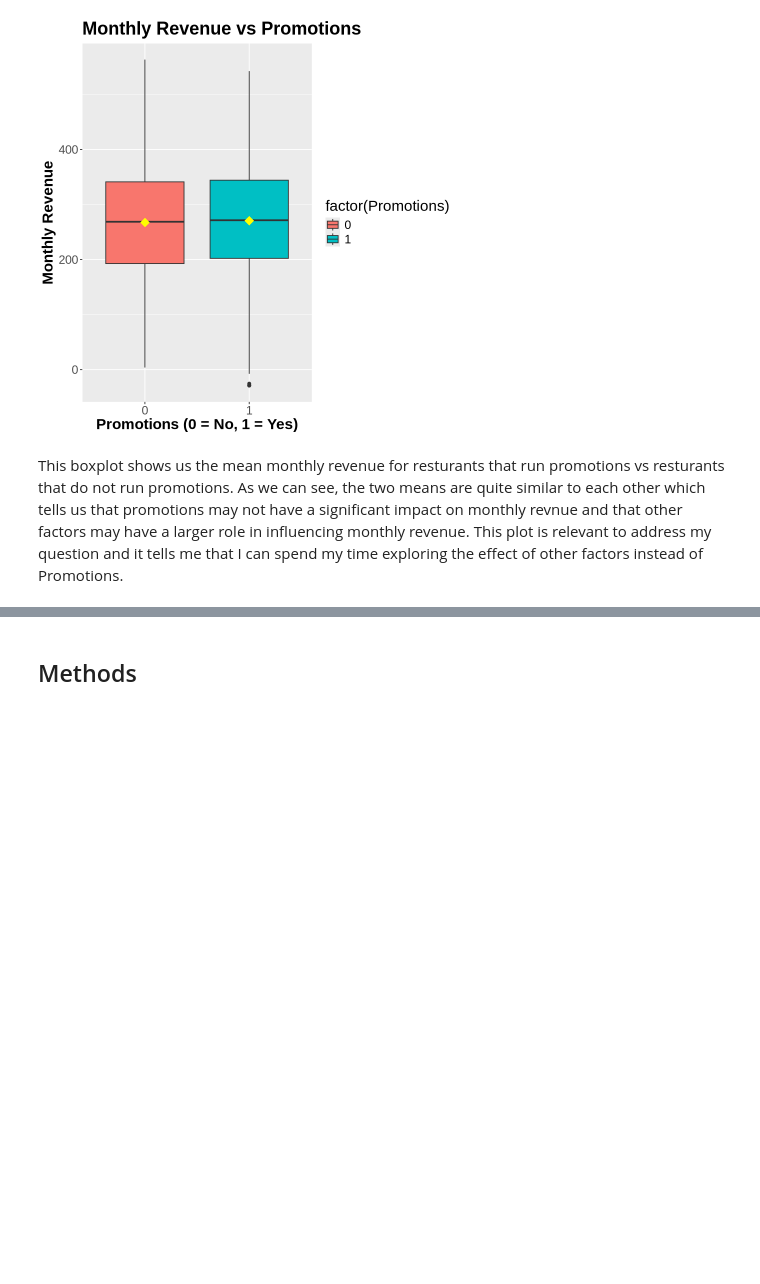
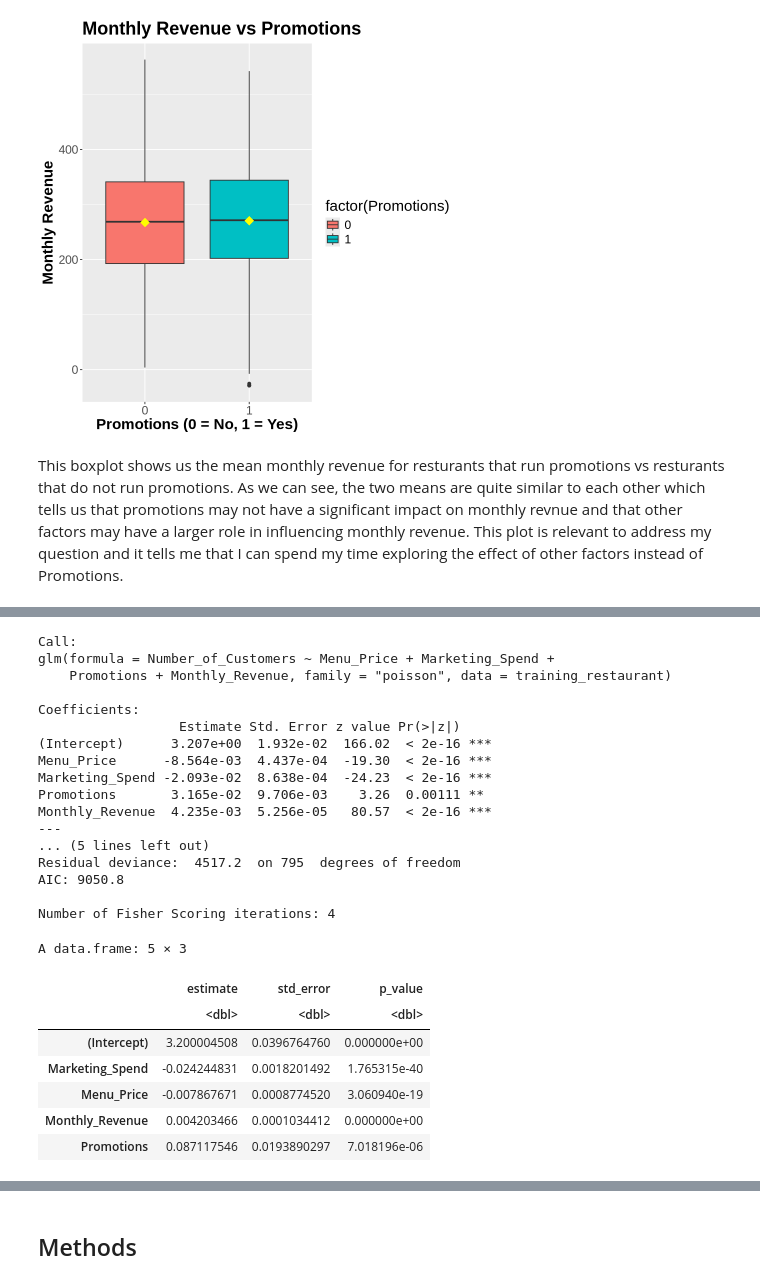
Before and after one commit to kevin-shiao/STAT-Project, a Jupyter notebook: STATProject.ipynb, the cells around one changed output, grey strips where cells are left out. Cells and saved outputs as stored; diff of their text form; code cells hidden in the pictures; blank space fills up the shorter version.

Commit message:
added variable selection

```diff
--- a/STATProject.ipynb
+++ b/STATProject.ipynb
@@ -130,3 +142,50 @@ monthly_revenue_boxplot
 [figure]
 # %% [markdown]
 This boxplot shows us the mean monthly revenue for resturants that run promotions vs resturants that do not run promotions. As we can see, the two means are quite similar to each other which tells us that promotions may not have a significant impact on monthly revnue and that other factors may have a larger role in influencing monthly revenue. This plot is relevant to address my question and it tells me that I can spend my time exploring the effect of other factors instead of Promotions.
+# %%
+#variable selection
+set.seed(123)
+#A/B) Write a computation code to implement the method proposed in part (1)
+
+#Step 1: Process data
+#Convert categorical variable "Cuisine_Type" to a factor
+#Select the remaining columns for analysis to prepare for variable selection
+restaurant <- restaurant %>%
+    mutate(Cuisine_Type = as.factor(Cuisine_Type)) %>%
+    dplyr::select(Number_of_Customers, Menu_Price, Marketing_Spend,
+           Cuisine_Type, Average_Customer_Spending, Promotions,
+           Reviews, Monthly_Revenue)
+
+#Step 2: Split data into training and testing
+#Use initial_split() function to divide restaurant data
+#Training set will have 80% of the data and testing set will have 20%
+restaurant_split <- initial_split(restaurant, prop = 0.8)
+training_restaurant <- training(restaurant_split)
+testing_restaurant <- testing(restaurant_split)
+
+#Step 3: Fit a poisson regression to the training data, with Number_of_Customers being the response variable
+poisson_model <- glm(Number_of_Customers ~ ., data = training_restaurant, family = 'poisson')
+
+
+#Step 4: Stepwise model selection using stepAIC()
+#Use backward selection by starting with all covariates, and removing variables
+n <- nrow(training_restaurant)
+poisson_model_step <- stepAIC(poisson_model, direction = "backward", k = log(n))
+summary(poisson_model_step)
+
+#C) Use only one visualization or table to report results
+
+#Step 5: Fit poisson regression model on testing dataset, with selected variables
+#Get summary of poisson test model, and create a table of the coefficients, standard error, and p.values
+poisson_test <- glm(Number_of_Customers ~ Marketing_Spend + Menu_Price + Monthly_Revenue + Promotions,
+                    data = testing_restaurant,
+                    family = "poisson")
+
+sum_poisson <- summary(poisson_test)
+
+table_poisson <- data.frame(
+    estimate = sum_poisson$coefficients[, 1],
+    std_error = sum_poisson$coefficients[, 2],
+    p_value = sum_poisson$coefficients[, 4])
+table_poisson
+# %% [output]
@@ -132,0 +209,25 @@ This boxplot shows us the mean monthly revenue for resturants that run promotion
+Call:
+glm(formula = Number_of_Customers ~ Menu_Price + Marketing_Spend +
+    Promotions + Monthly_Revenue, family = "poisson", data = training_restaurant)
+
+Coefficients:
+                  Estimate Std. Error z value Pr(>|z|)
+(Intercept)      3.207e+00  1.932e-02  166.02  < 2e-16 ***
+Menu_Price      -8.564e-03  4.437e-04  -19.30  < 2e-16 ***
+Marketing_Spend -2.093e-02  8.638e-04  -24.23  < 2e-16 ***
+Promotions       3.165e-02  9.706e-03    3.26  0.00111 **
+Monthly_Revenue  4.235e-03  5.256e-05   80.57  < 2e-16 ***
+---
+... (5 lines left out)
+Residual deviance:  4517.2  on 795  degrees of freedom
+AIC: 9050.8
+
+Number of Fisher Scoring iterations: 4
+A data.frame: 5 × 3
+|  | estimate | std_error | p_value |
+|  | <dbl> | <dbl> | <dbl> |
+| (Intercept) | 3.200004508 | 0.0396764760 | 0.000000e+00 |
+| Marketing_Spend | -0.024244831 | 0.0018201492 | 1.765315e-40 |
+| Menu_Price | -0.007867671 | 0.0008774520 | 3.060940e-19 |
+| Monthly_Revenue | 0.004203466 | 0.0001034412 | 0.000000e+00 |
+| Promotions | 0.087117546 | 0.0193890297 | 7.018196e-06 |
```
Also changed, not shown: parts of 3 cells of this notebook.
